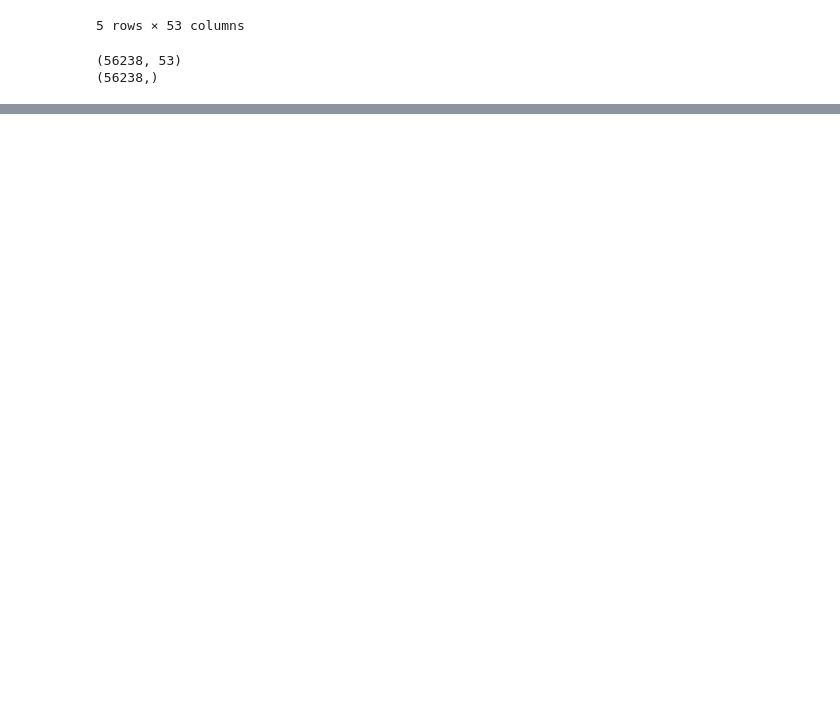
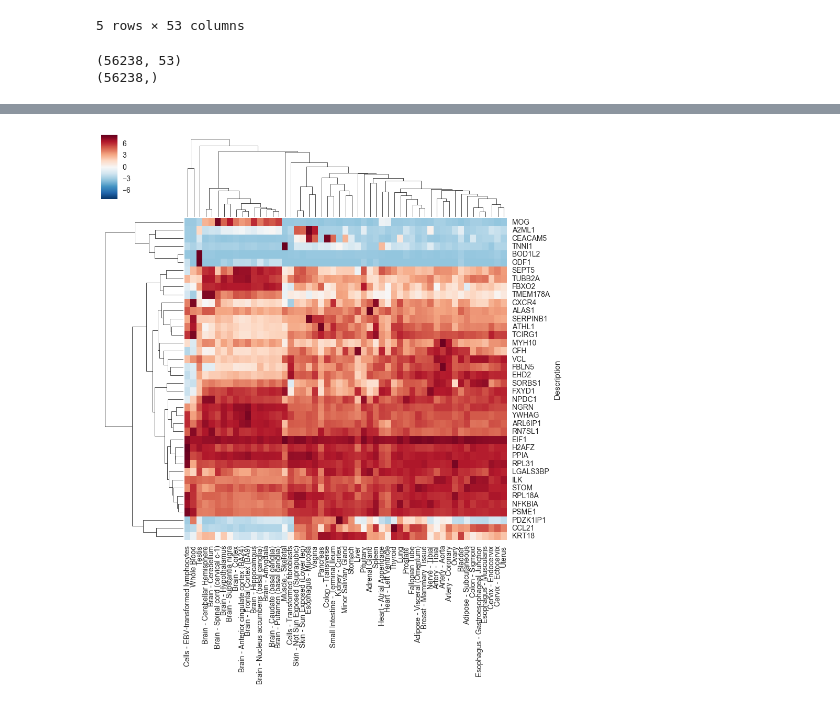
Before and after one commit to dcmb-courses/bioinf606-2019, a Jupyter notebook: class-material/day2_visualization_with_seaborn.ipynb, the cells around one changed output, grey strips where cells are left out. Drawn from its saved outputs; the diff is of its cells as text; code cells hidden in the pictures; blank space fills up the shorter version.

```diff
--- a/class-material/day2_visualization_with_seaborn.ipynb
+++ b/class-material/day2_visualization_with_seaborn.ipynb
@@ -152,0 +150,6 @@ sns.clustermap(vals_most_var_log[:20])
+# %%
+#that was a bit hard to read. let's just cluster on 40 of these genes
+cg = sns.clustermap(vals_most_var_log[:40])
+_ = plt.setp(cg.ax_heatmap.yaxis.get_majorticklabels(), rotation=0)
+# %% [output]
+[figure, added]
```
Also changed, not shown: parts of 27 cells of this notebook, 10 other files.
